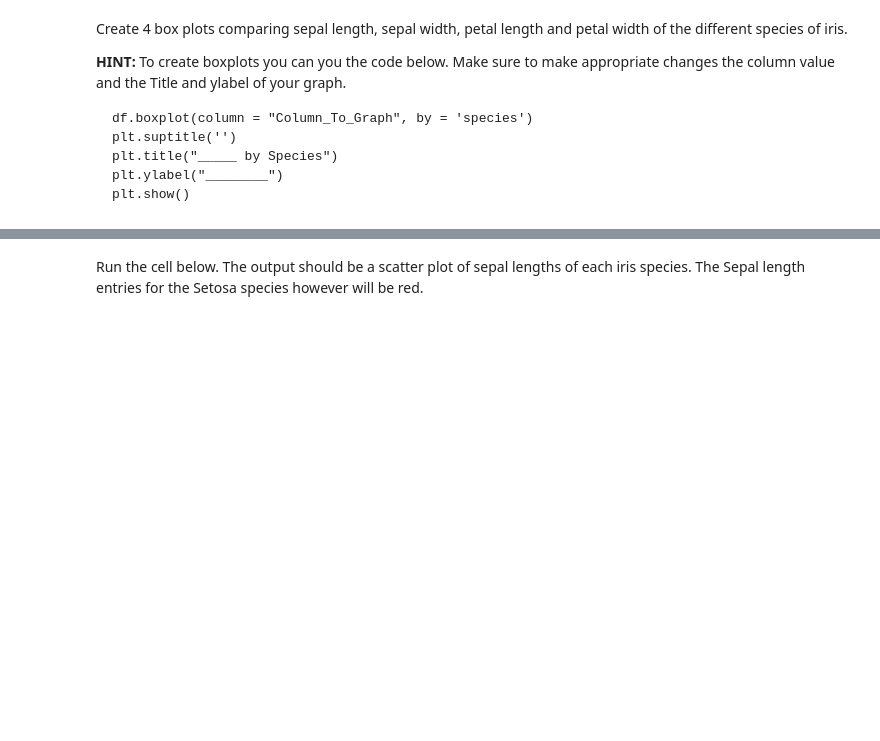
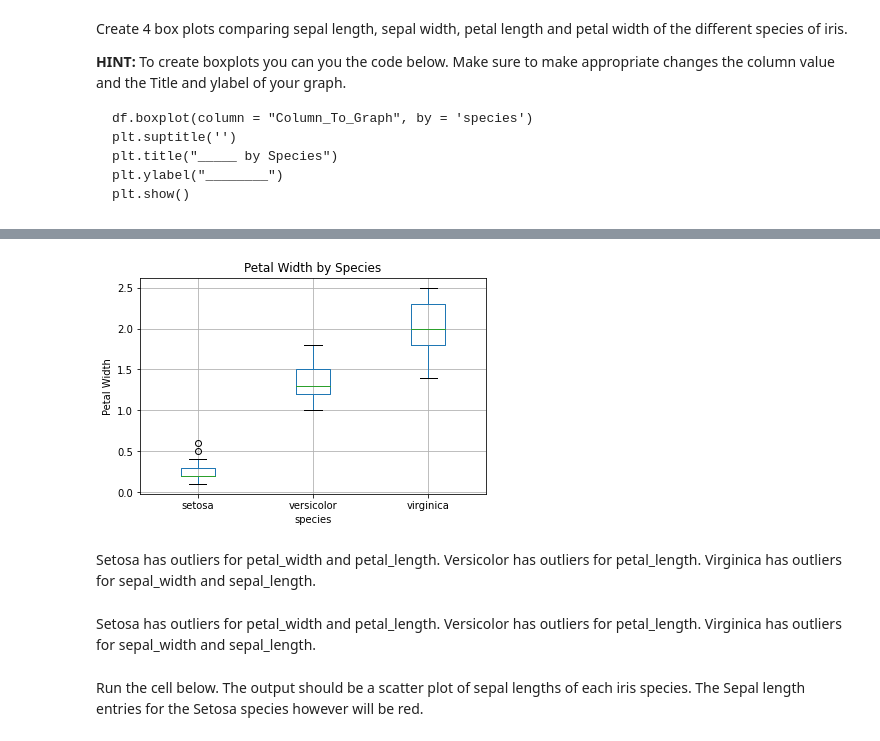
Before and after one commit to gtoubian/cce, a Jupyter notebook: Workshop_Intro_to_Numpy_Pandas.ipynb, the cells around one changed output, grey strips where cells are left out. Drawn from its saved outputs; the diff is of its cells as text; code cells hidden in the pictures; blank space fills up the shorter version.

```diff
--- a/Workshop_Intro_to_Numpy_Pandas.ipynb
+++ b/Workshop_Intro_to_Numpy_Pandas.ipynb
@@ -209,3 +224,17 @@ In the following text cell, write which species had outliers in their boxplot an
+# %%
+df.boxplot(column = "petal_width", by = 'species')
+plt.suptitle('')
+plt.title("Petal Width by Species")
+plt.ylabel("Petal Width")
+plt.show()
+# %% [output]
+[figure, added]
+# %% [markdown]
+Setosa has outliers for petal_width and petal_length.
+Versicolor has outliers for petal_length.
+Virginica has outliers for sepal_width and sepal_length.
+# %% [markdown]
+Setosa has outliers for petal_width and petal_length. Versicolor has outliers for petal_length. Virginica has outliers for sepal_width and sepal_length.
 # %% [markdown]
 Run the cell below. The output should be a scatter plot of sepal lengths of each iris species. The Sepal length entries for the Setosa species however will be red.
 # %%
```
Also changed, not shown: parts of 6 cells of this notebook.
